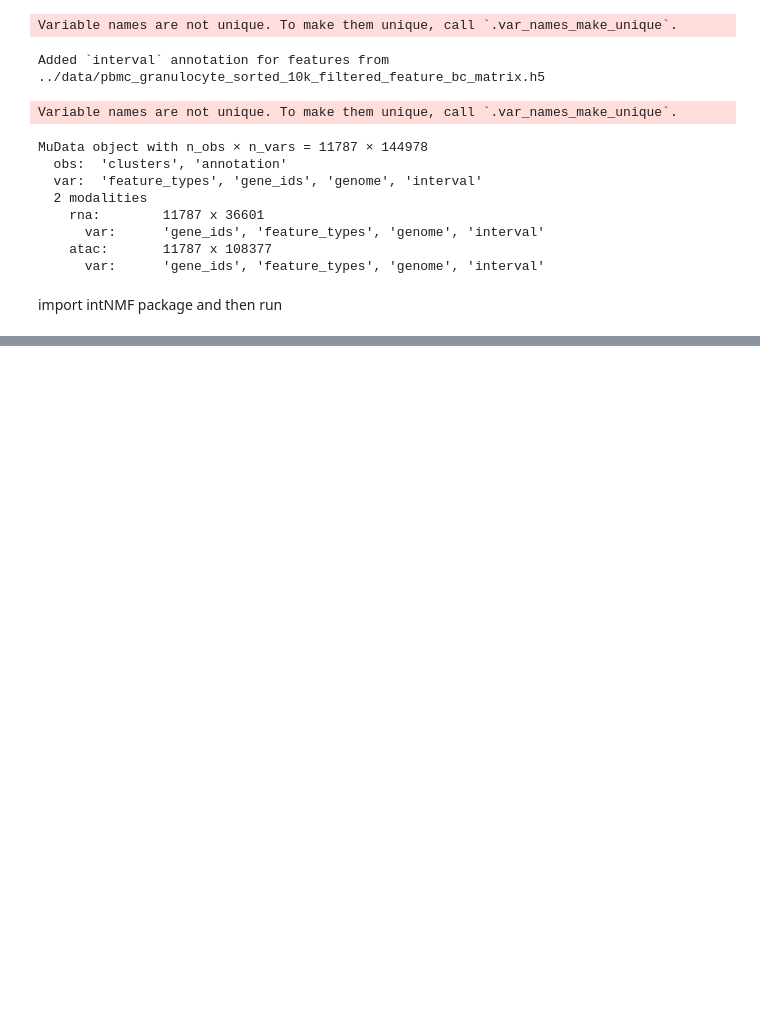
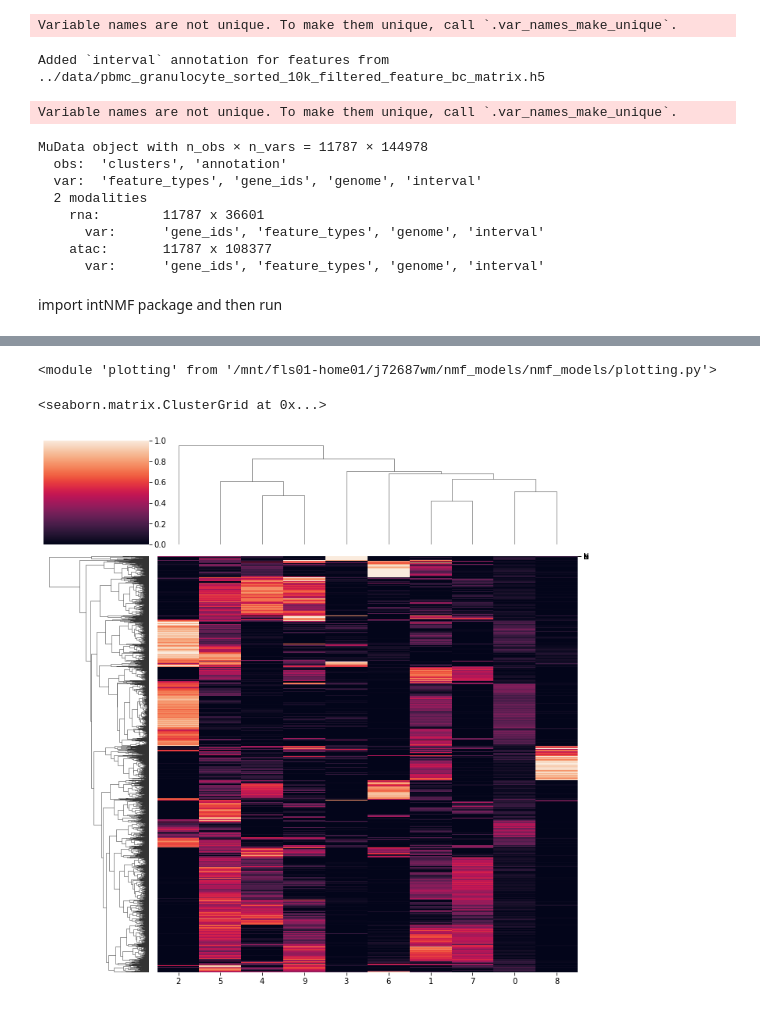
Before and after one commit to wmorgans/quick_intNMF, a Jupyter notebook: docs/notebooks/intNMF_example.ipynb, the cells around one changed output, grey strips where cells are left out. Saved outputs shown, nothing was run; the diff lists cells and outputs as text; code cells hidden in the pictures; blank space fills up the shorter version.

```diff
--- a/docs/notebooks/intNMF_example.ipynb
+++ b/docs/notebooks/intNMF_example.ipynb
@@ -88,0 +117,9 @@ mu_data['atac'].varm['intNMF'] = nmf_model.phi_atac.T
+# %%
+importlib.reload(pl)
+# %% [output]
+<module 'plotting' from '/mnt/fls01-home01/j72687wm/nmf_models/nmf_models/plotting.py'>
+# %%
+pl.view_embed(nmf_model, clustered=True)
+# %% [output]
+<seaborn.matrix.ClusterGrid at 0x...>
+[figure, added]
```
Also changed, not shown: parts of 24 cells of this notebook, 2 other files.
